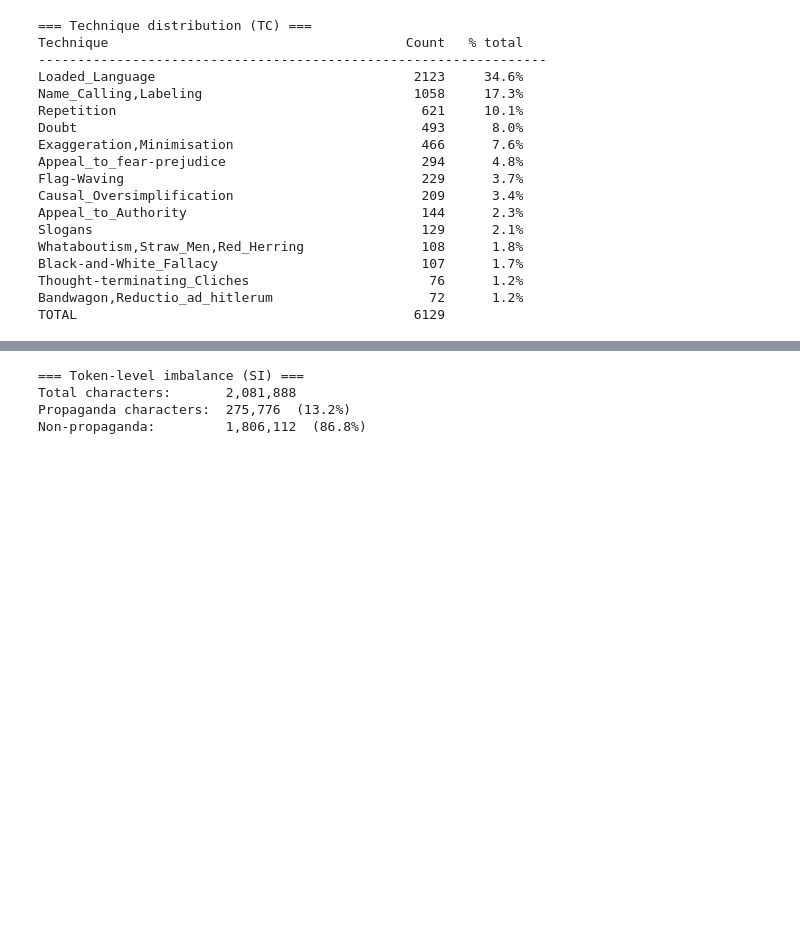
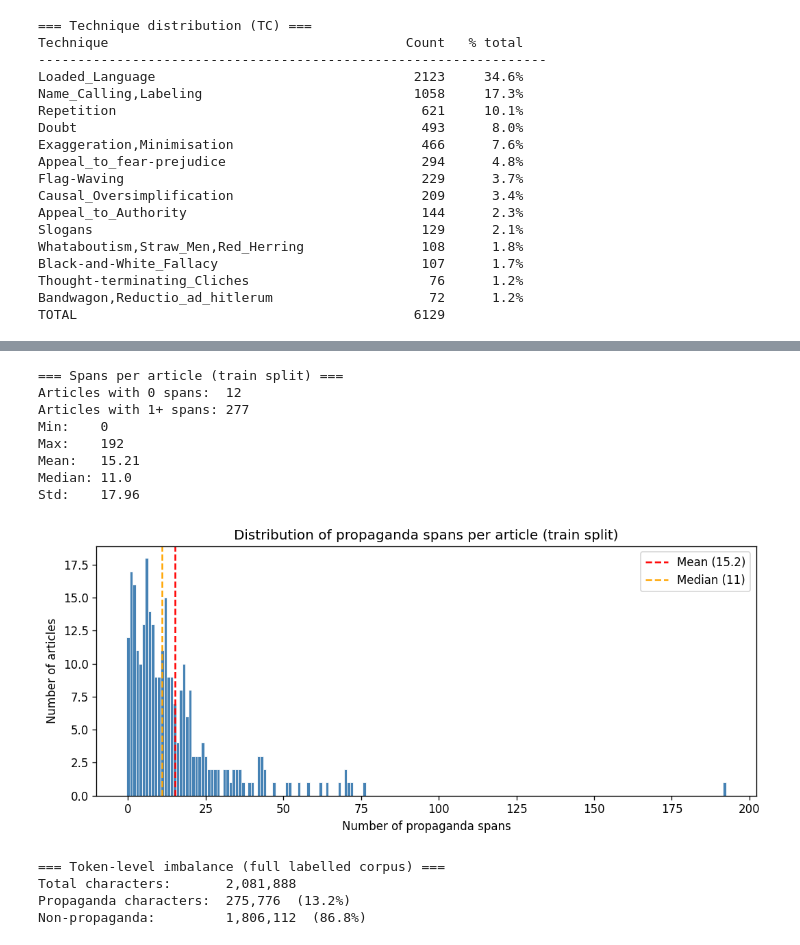
Before and after one commit to kipp12/FYP_Propaganda_Detection, a Jupyter notebook: notebooks/01_dataset_overview.ipynb, the cells around one changed output, grey strips where cells are left out. Saved outputs shown, nothing was run; the diff lists cells and outputs as text; code cells hidden in the pictures; blank space fills up the shorter version.

```diff
--- a/notebooks/01_dataset_overview.ipynb
+++ b/notebooks/01_dataset_overview.ipynb
@@ -137,14 +210,50 @@ Median:      25
+# %%
+# Distribution of spans per article — training set
+spans_per_article = [len(a.si_spans) for a in train]
+
+print('=== Spans per article (train split) ===')
+print(f'Articles with 0 spans:  {spans_per_article.count(0)}')
+print(f'Articles with 1+ spans: {sum(1 for c in spans_per_article if c > 0)}')
+print(f'Min:    {min(spans_per_article)}')
+print(f'Max:    {max(spans_per_article)}')
+print(f'Mean:   {np.mean(spans_per_article):.2f}')
+print(f'Median: {np.median(spans_per_article):.1f}')
+print(f'Std:    {np.std(spans_per_article):.2f}')
+
+fig, ax = plt.subplots(figsize=(9, 4))
+max_spans = max(spans_per_article)
+bins = range(0, max_spans + 2)
+ax.hist(spans_per_article, bins=bins, align='left', color='steelblue', edgecolor='white', linewidth=0.5)
+ax.axvline(np.mean(spans_per_article),   color='red',    linestyle='--', linewidth=1.5, label=f'Mean ({np.mean(spans_per_article):.1f})')
+ax.axvline(np.median(spans_per_article), color='orange', linestyle='--', linewidth=1.5, label=f'Median ({np.median(spans_per_article):.0f})')
+ax.set_xlabel('Number of propaganda spans')
+ax.set_ylabel('Number of articles')
+ax.set_title('Distribution of propaganda spans per article (train split)')
+ax.xaxis.set_major_locator(ticker.MaxNLocator(integer=True))
+ax.legend()
+plt.tight_layout()
+plt.show()
+# %% [output]
+=== Spans per article (train split) ===
+Articles with 0 spans:  12
+Articles with 1+ spans: 277
+Min:    0
+Max:    192
+Mean:   15.21
+Median: 11.0
+Std:    17.96
+[figure, added]
 # %%
 # Class imbalance for SI: proportion of propaganda tokens
 total_chars = sum(len(a.text) for a in train_all)
 propaganda_chars = sum(span.end - span.start for a in train_all for span in a.si_spans)
 
-print('=== Token-level imbalance (SI) ===')
+print('=== Token-level imbalance (full labelled corpus) ===')
 print(f'Total characters:       {total_chars:,}')
 print(f'Propaganda characters:  {propaganda_chars:,}  ({propaganda_chars/total_chars*100:.1f}%)')
 print(f'Non-propaganda:         {total_chars-propaganda_chars:,}  ({(total_chars-propaganda_chars)/total_chars*100:.1f}%)')
 # %% [output]
-=== Token-level imbalance (SI) ===
+=== Token-level imbalance (full labelled corpus) ===
 Total characters:       2,081,888
 Propaganda characters:  275,776  (13.2%)
 Non-propaganda:         1,806,112  (86.8%)
```
Also changed, not shown: parts of 5 cells of this notebook.
